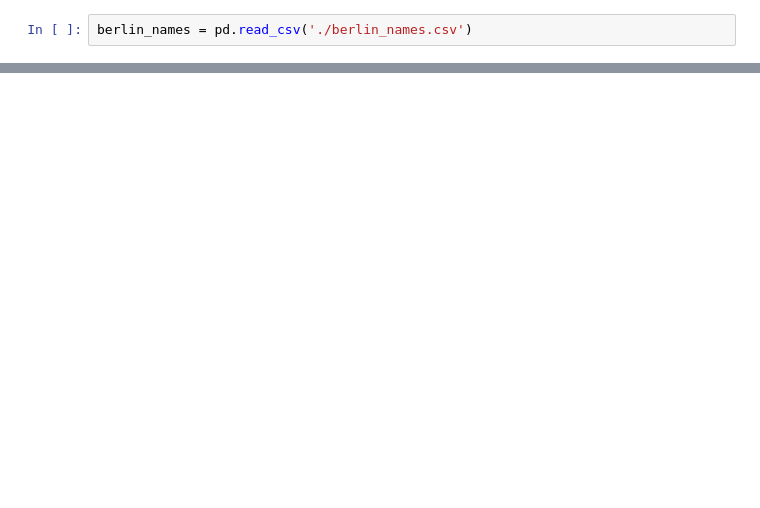
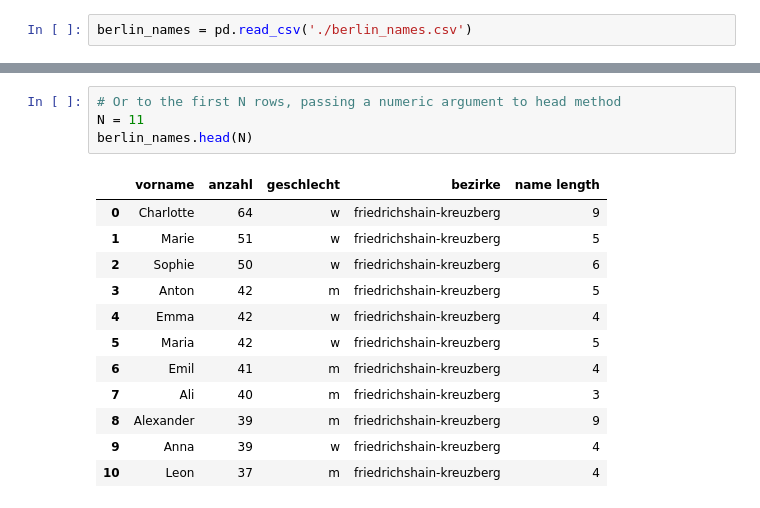
Before and after one commit to ReDI-School/data-analysis, a Jupyter notebook: class-3/Names_in_Berlin.ipynb, the cells around one changed output, grey strips where cells are left out. Saved outputs shown, nothing was run; the diff lists cells and outputs as text; blank space fills up the shorter version.

```diff
--- a/class-3/Names_in_Berlin.ipynb
+++ b/class-3/Names_in_Berlin.ipynb
@@ -12,0 +39,17 @@ berlin_names.head()
+# %%
+# Or to the first N rows, passing a numeric argument to head method
+N = 11
+berlin_names.head(N)
+# %% [output]
+|  | vorname | anzahl | geschlecht | bezirke | name length |
+| 0 | Charlotte | 64 | w | friedrichshain-kreuzberg | 9 |
+| 1 | Marie | 51 | w | friedrichshain-kreuzberg | 5 |
+| 2 | Sophie | 50 | w | friedrichshain-kreuzberg | 6 |
+| 3 | Anton | 42 | m | friedrichshain-kreuzberg | 5 |
+| 4 | Emma | 42 | w | friedrichshain-kreuzberg | 4 |
+| 5 | Maria | 42 | w | friedrichshain-kreuzberg | 5 |
+| 6 | Emil | 41 | m | friedrichshain-kreuzberg | 4 |
+| 7 | Ali | 40 | m | friedrichshain-kreuzberg | 3 |
+| 8 | Alexander | 39 | m | friedrichshain-kreuzberg | 9 |
+| 9 | Anna | 39 | w | friedrichshain-kreuzberg | 4 |
+| 10 | Leon | 37 | m | friedrichshain-kreuzberg | 4 |
```
Also changed, not shown: parts of 45 cells of this notebook, 1 other file.
